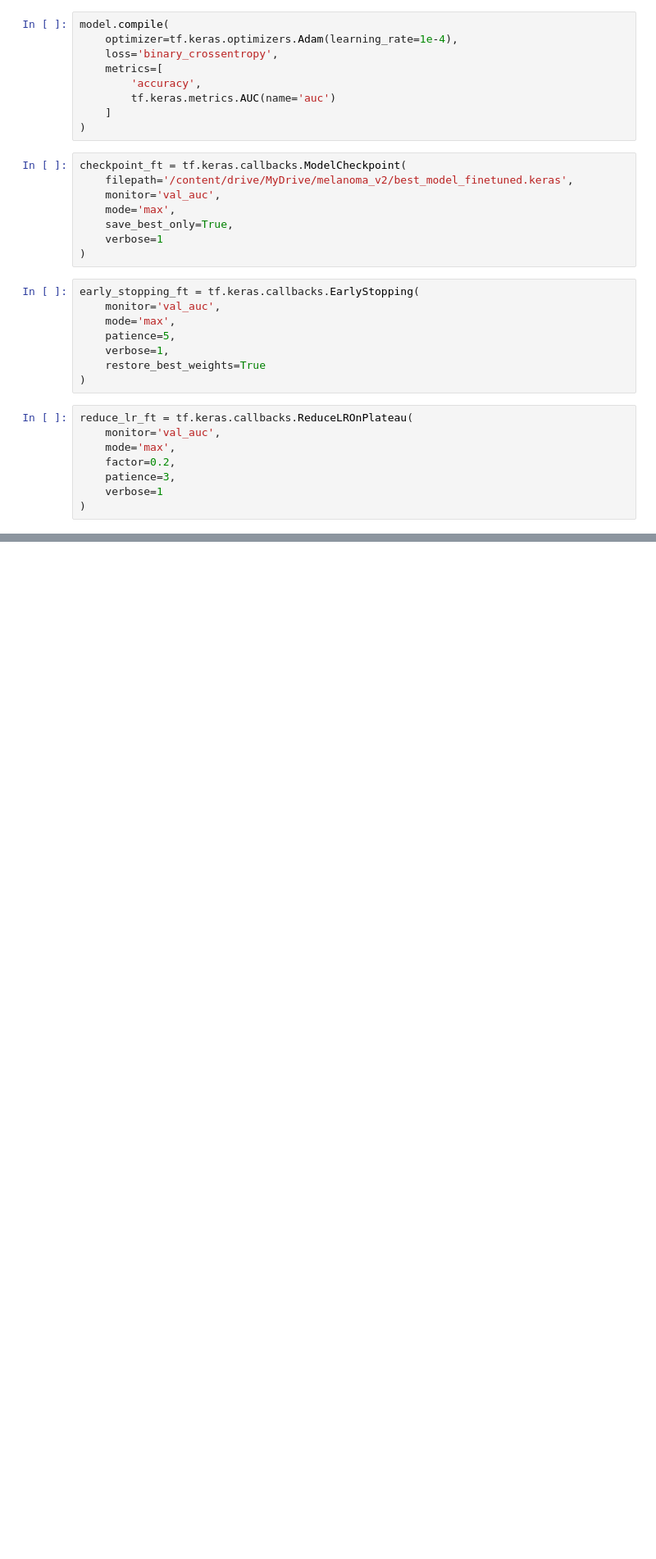
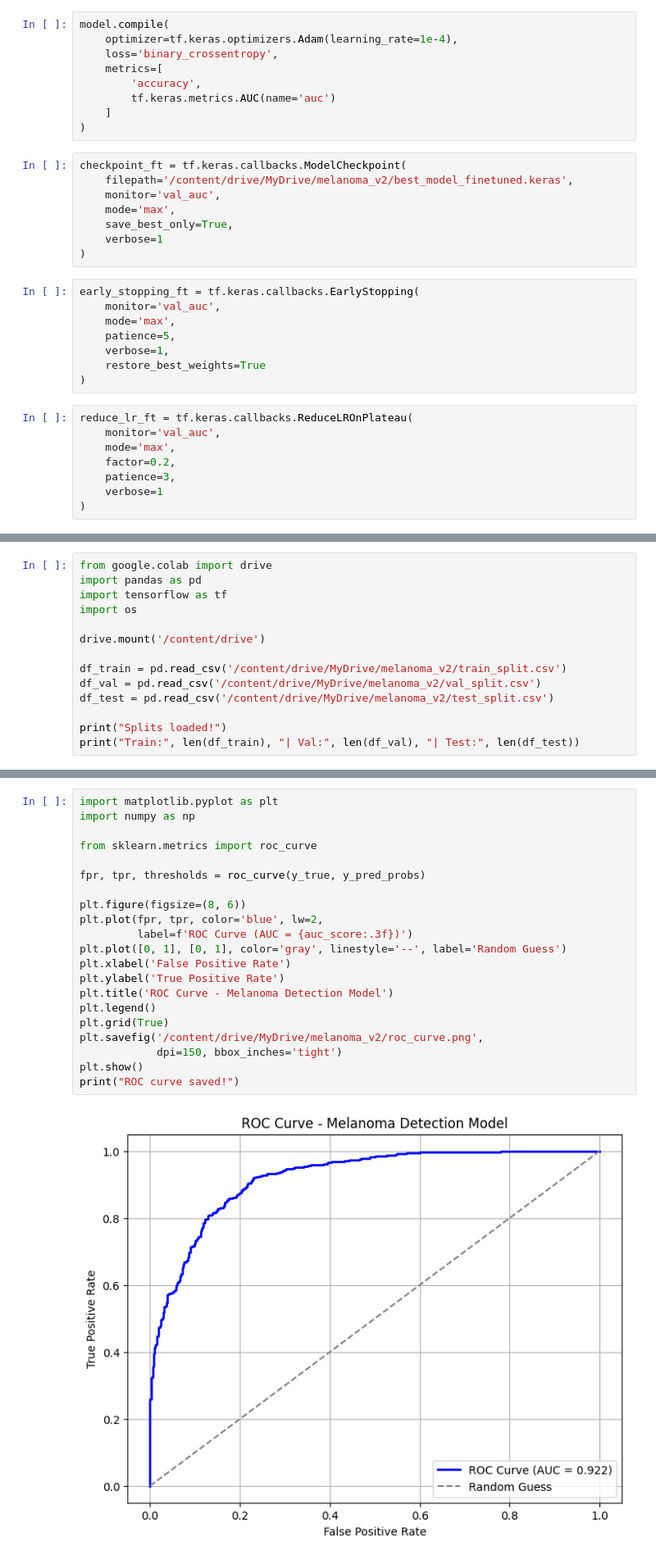
Before and after one commit to rahaf7777/melanoma, a Jupyter notebook: melanoma.ipynb, the cells around one changed output, grey strips where cells are left out. Shown at 82% size. Saved outputs shown, nothing was run; the diff lists cells and outputs as text; blank space fills up the shorter version.

```diff
--- a/melanoma.ipynb
+++ b/melanoma.ipynb
@@ -560,0 +459,14 @@ Round 2 training complete!
+# %%
+from google.colab import drive
+import pandas as pd
+import tensorflow as tf
+import os
+
+drive.mount('/content/drive')
+
+df_train = pd.read_csv('/content/drive/MyDrive/melanoma_v2/train_split.csv')
+df_val = pd.read_csv('/content/drive/MyDrive/melanoma_v2/val_split.csv')
+df_test = pd.read_csv('/content/drive/MyDrive/melanoma_v2/test_split.csv')
+
+print("Splits loaded!")
+print("Train:", len(df_train), "| Val:", len(df_val), "| Test:", len(df_test))
@@ -560,0 +619,23 @@ Round 2 training complete!
+# %%
+import matplotlib.pyplot as plt
+import numpy as np
+
+from sklearn.metrics import roc_curve
+
+fpr, tpr, thresholds = roc_curve(y_true, y_pred_probs)
+
+plt.figure(figsize=(8, 6))
+plt.plot(fpr, tpr, color='blue', lw=2,
+         label=f'ROC Curve (AUC = {auc_score:.3f})')
+plt.plot([0, 1], [0, 1], color='gray', linestyle='--', label='Random Guess')
+plt.xlabel('False Positive Rate')
+plt.ylabel('True Positive Rate')
+plt.title('ROC Curve - Melanoma Detection Model')
+plt.legend()
+plt.grid(True)
+plt.savefig('/content/drive/MyDrive/melanoma_v2/roc_curve.png',
+            dpi=150, bbox_inches='tight')
+plt.show()
+print("ROC curve saved!")
+# %% [output]
+[figure, added]
```
Also changed, not shown: parts of 23 cells of this notebook.
